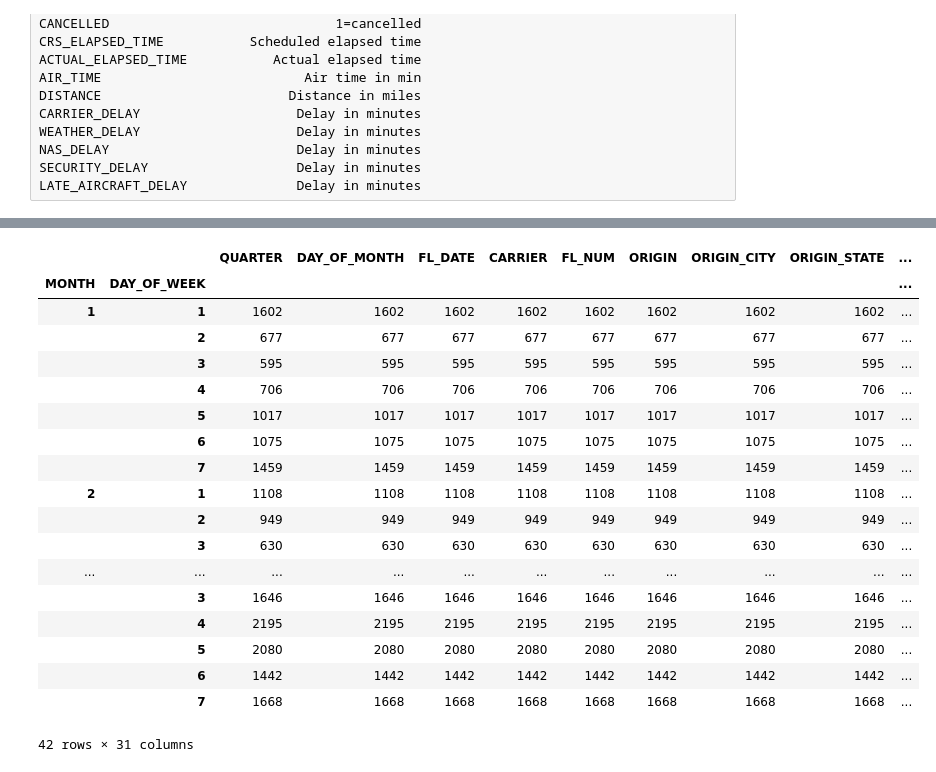
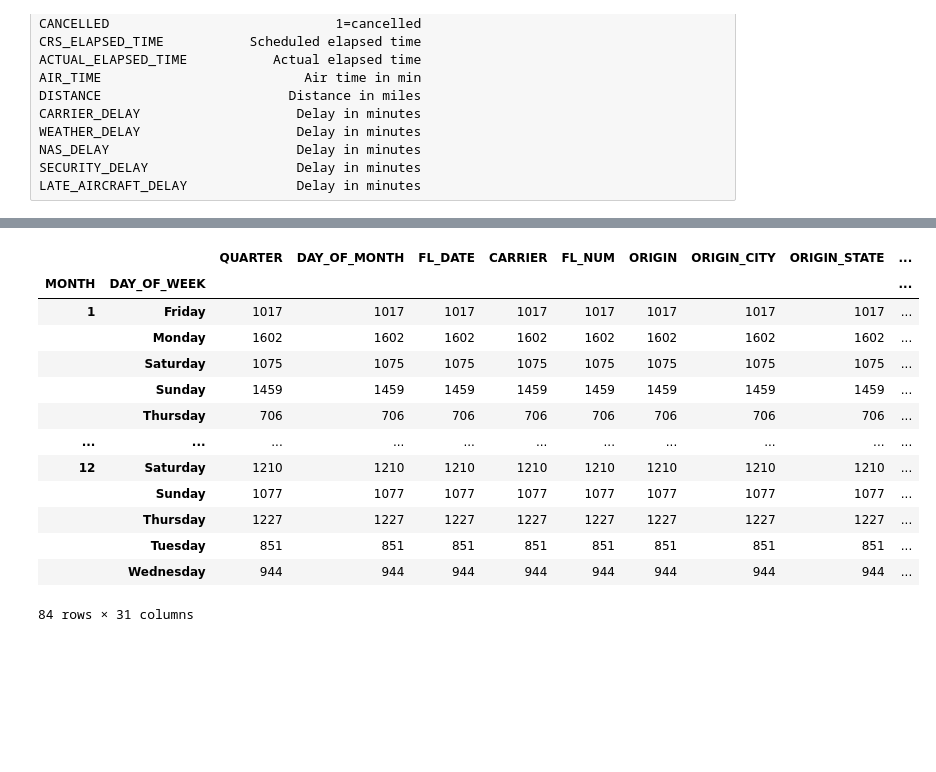
Before and after one commit to liyueling13/Springboard, a Jupyter notebook: Capstone 2/Capstone 2 - Data Wrangling - Airline Delays.ipynb, the cells around one changed output, grey strips where cells are left out. Saved outputs shown, nothing was run; the diff lists cells and outputs as text; code cells hidden in the pictures; blank space fills up the shorter version.

```diff
--- a/Capstone 2/Capstone 2 - Data Wrangling - Airline Delays.ipynb
+++ b/Capstone 2/Capstone 2 - Data Wrangling - Airline Delays.ipynb
@@ -154,0 +259,8 @@ LATE_AIRCRAFT_DELAY              Delay in minutes
+# %%
+cancelled_dict = {1:'Cancelled', 0:'Not Cancelled'}
+df['CANCELLED'].replace(cancelled_dict, inplace=True)
+# %%
+dep_delay_dict = {1:'Departure Delay', 0:'No Departure Delay'}
+df['DEP_DEL15'].replace(dep_delay_dict, inplace=True)
+arr_delay_dict = {1:'Arrival Delay', 0:'No Arrival Delay'}
+df['ARR_DEL15'].replace(arr_delay_dict, inplace=True)
@@ -154,0 +269,3 @@ LATE_AIRCRAFT_DELAY              Delay in minutes
+# %%
+df['CRS_DEP_TIME'] = pd.to_datetime(df['CRS_DEP_TIME'], format='%H%M', errors='coerce').dt.time
+# I have no idea why, but unless I do this one first/separately, it doesn't work
@@ -155,10 +287,8 @@ LATE_AIRCRAFT_DELAY              Delay in minutes
 # %%
 # we need to specify that some of the column data
 # is categorical, not numerical
+# also change some of the times to datetime format
 
-## NB! I'm not going to download as many columns next time.
-## No taxi out, wheels off, wheels on, taxi in
-## Also no cancellation code, distance_group
 ## ALSO NB: carrier delay, weather, nas, security, and late aircraft delay
 ## are NOT categorical but numeric! They measure the delay in min
 
@@ -168,12 +298,12 @@ df['DAY_OF_MONTH'] = df['DAY_OF_MONTH'].astype('category')
 df['DAY_OF_WEEK'] = df['DAY_OF_WEEK'].astype('category')
 df['FL_DATE'] = df['FL_DATE'].astype('datetime64') # not sure if this one works
 df['FL_NUM'] = df['FL_NUM'].astype('category')
-df['CRS_DEP_TIME'] = df['CRS_DEP_TIME'].astype('datetime64[ns]')
-df['DEP_TIME'] = df['DEP_TIME'].astype('datetime64[ns]')
+# df['CRS_DEP_TIME'] = pd.to_datetime(df['CRS_DEP_TIME'], format='%H:%M', errors='coerce').dt.time
+df['DEP_TIME'] = pd.to_datetime(df['DEP_TIME'], format='%H%M', errors='coerce').dt.time
 df['DEP_DEL15'] = df['DEP_DEL15'].astype('category')
 df['DEP_DELAY_GROUP'] = df['DEP_DELAY_GROUP'].astype('category')
-df['CRS_ARR_TIME'] = df['CRS_ARR_TIME'].astype('datetime64[ns]')
-df['ARR_TIME'] = df['ARR_TIME'].astype('datetime64[ns]')
+df['CRS_ARR_TIME'] = pd.to_datetime(df['CRS_ARR_TIME'], format='%H%M', errors='coerce').dt.time
+df['ARR_TIME'] = pd.to_datetime(df['ARR_TIME'], format='%H%M', errors='coerce').dt.time
 df['ARR_DEL15'] = df['ARR_DEL15'].astype('category')
 df['ARR_DELAY_GROUP'] = df['ARR_DELAY_GROUP'].astype('category')
 df['CANCELLED'] = df['CANCELLED'].astype('category')
@@ -256,28 +381,23 @@ Name: QUARTER, dtype: float64
 # %%
 # let's see how many flights have a departure delay of more than 15 minutes
 # group by month, and day of the week
 
-df[df['DEP_DEL15']==1].groupby(['MONTH', 'DAY_OF_WEEK']).count()
+df[df['DEP_DEL15']=='Departure Delay'].groupby(['MONTH', 'DAY_OF_WEEK']).count()
 # %% [output]
 |  |  | QUARTER | DAY_OF_MONTH | FL_DATE | CARRIER | FL_NUM | ORIGIN | ORIGIN_CITY | ORIGIN_STATE | ... |
 | MONTH | DAY_OF_WEEK |  |  |  |  |  |  |  |  | ... |
-| 1 | 1 | 1602 | 1602 | 1602 | 1602 | 1602 | 1602 | 1602 | 1602 | ... |
-|  | 2 | 677 | 677 | 677 | 677 | 677 | 677 | 677 | 677 | ... |
-|  | 3 | 595 | 595 | 595 | 595 | 595 | 595 | 595 | 595 | ... |
-|  | 4 | 706 | 706 | 706 | 706 | 706 | 706 | 706 | 706 | ... |
-|  | 5 | 1017 | 1017 | 1017 | 1017 | 1017 | 1017 | 1017 | 1017 | ... |
-|  | 6 | 1075 | 1075 | 1075 | 1075 | 1075 | 1075 | 1075 | 1075 | ... |
-|  | 7 | 1459 | 1459 | 1459 | 1459 | 1459 | 1459 | 1459 | 1459 | ... |
-| 2 | 1 | 1108 | 1108 | 1108 | 1108 | 1108 | 1108 | 1108 | 1108 | ... |
-|  | 2 | 949 | 949 | 949 | 949 | 949 | 949 | 949 | 949 | ... |
-|  | 3 | 630 | 630 | 630 | 630 | 630 | 630 | 630 | 630 | ... |
+| 1 | Friday | 1017 | 1017 | 1017 | 1017 | 1017 | 1017 | 1017 | 1017 | ... |
+|  | Monday | 1602 | 1602 | 1602 | 1602 | 1602 | 1602 | 1602 | 1602 | ... |
+|  | Saturday | 1075 | 1075 | 1075 | 1075 | 1075 | 1075 | 1075 | 1075 | ... |
+|  | Sunday | 1459 | 1459 | 1459 | 1459 | 1459 | 1459 | 1459 | 1459 | ... |
+|  | Thursday | 706 | 706 | 706 | 706 | 706 | 706 | 706 | 706 | ... |
 | ... | ... | ... | ... | ... | ... | ... | ... | ... | ... | ... |
-|  | 3 | 1646 | 1646 | 1646 | 1646 | 1646 | 1646 | 1646 | 1646 | ... |
-|  | 4 | 2195 | 2195 | 2195 | 2195 | 2195 | 2195 | 2195 | 2195 | ... |
-|  | 5 | 2080 | 2080 | 2080 | 2080 | 2080 | 2080 | 2080 | 2080 | ... |
-|  | 6 | 1442 | 1442 | 1442 | 1442 | 1442 | 1442 | 1442 | 1442 | ... |
-|  | 7 | 1668 | 1668 | 1668 | 1668 | 1668 | 1668 | 1668 | 1668 | ... |
+| 12 | Saturday | 1210 | 1210 | 1210 | 1210 | 1210 | 1210 | 1210 | 1210 | ... |
+|  | Sunday | 1077 | 1077 | 1077 | 1077 | 1077 | 1077 | 1077 | 1077 | ... |
+|  | Thursday | 1227 | 1227 | 1227 | 1227 | 1227 | 1227 | 1227 | 1227 | ... |
+|  | Tuesday | 851 | 851 | 851 | 851 | 851 | 851 | 851 | 851 | ... |
+|  | Wednesday | 944 | 944 | 944 | 944 | 944 | 944 | 944 | 944 | ... |
-42 rows × 31 columns
+84 rows × 31 columns
 # %%
 # let's see how many flights have an arrival delay of more than 15 minutes
 # now group by airline
```
Also changed, not shown: parts of 26 cells of this notebook, 5 other files.
